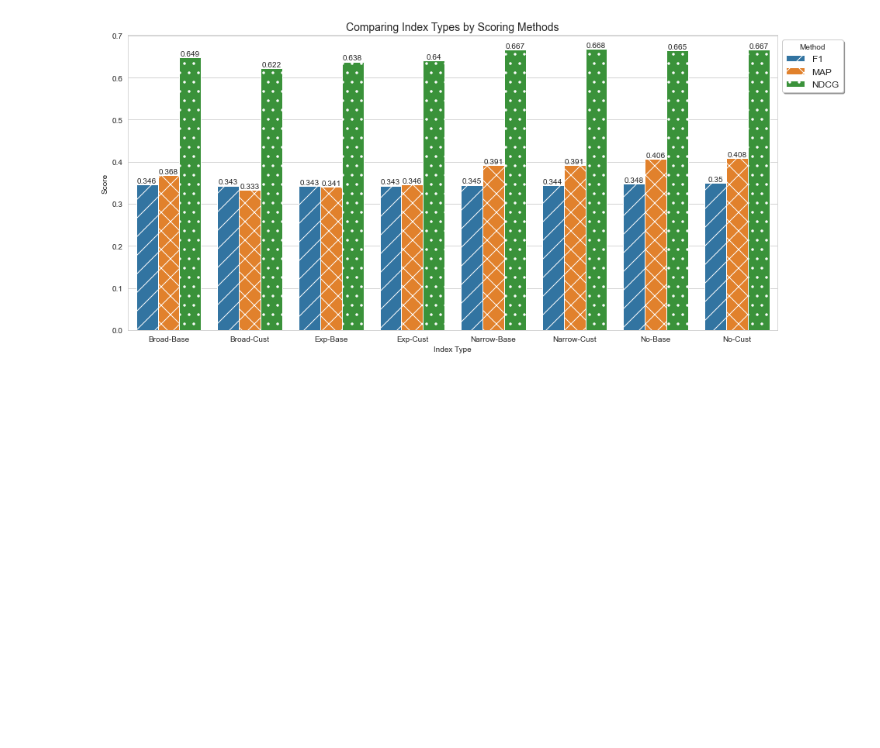
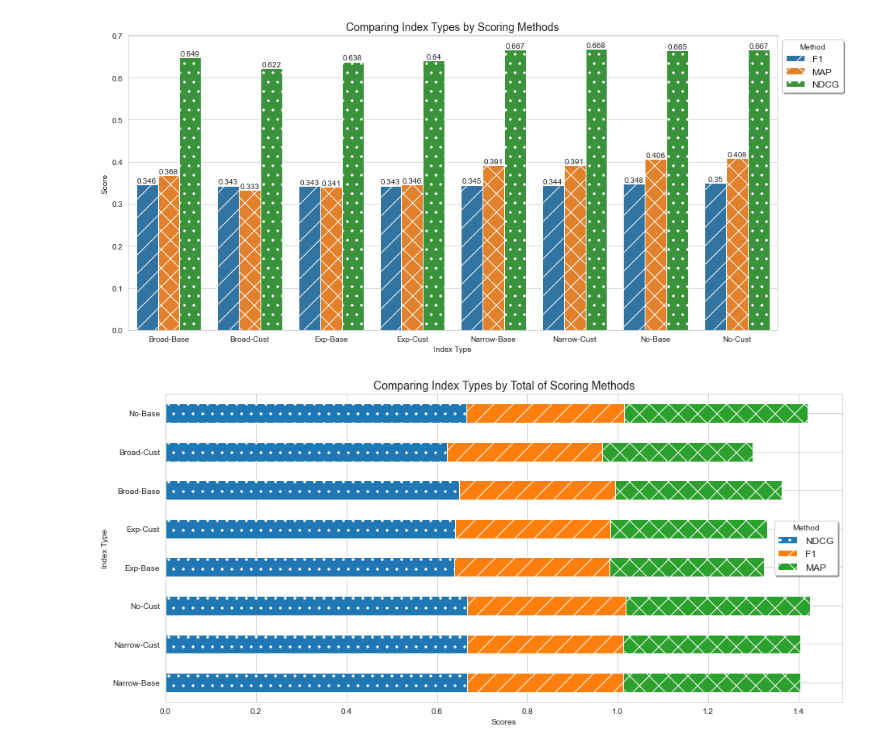
Before and after one commit to milanderson/LMI-Capstone-2020, a Jupyter notebook: 2018/comment_metadata.ipynb, the cells around one changed output. Saved outputs shown, nothing was run; the diff lists cells and outputs as text; code cells hidden in the pictures; blank space fills up the shorter version.

Commit message:
Viz for scoring methods

```diff
--- a/2018/comment_metadata.ipynb
+++ b/2018/comment_metadata.ipynb
@@ -697,8 +697,8 @@ score_results('hybrid_narrowsyn_custstop.json', "hybrid")[1]
 # %%
 score_df = comparison.copy().T
 score_df.drop(score_df.tail(3).index,inplace=True)
-score_df = pd.melt(score_df.reset_index(), id_vars=['index'], value_vars=['NDCG', 'F1', 'MAP']).sort_values(['index','variable'])
-score_df
+score_df_melt = pd.melt(score_df.reset_index(), id_vars=['index'], value_vars=['NDCG', 'F1', 'MAP']).sort_values(['index','variable'])
+score_df_melt
 # %% [output]
 |  | index | variable | value |
 | 13 | Broad-Base | F1 | 0.345555 |
@@ -721,11 +721,13 @@ score_df
 import itertools
 
 sns.set_style('whitegrid')
+
 plt.figure(figsize=(15,7))
-barplot=sns.barplot(x='index', y='value', hue='variable', data = score_df)
+barplot=sns.barplot(x='index', y='value', hue='variable', data = score_df_melt)
 plt.xlabel('Index Type')
 plt.ylabel('Score')
 plt.title('Comparing Index Types by Scoring Methods',fontsize=14)
+# plt.ylim(.2,.7) # maybe remove this if it is misleading the scale
 for rect in barplot.patches:
     xcoor=rect.get_x()+.5*rect.get_width()
     ycoor=rect.get_height()
@@ -733,7 +735,7 @@ for rect in barplot.patches:
             horizontalalignment='center',
             verticalalignment='bottom',
             fontsize=10)
-# num_locs=len(score_df.variable.unique())
+# num_locs=len(score_df_melt.variable.unique())
 hatches=itertools.cycle([  '/', 'x', '.'])
 for i, bar in enumerate(barplot.patches):
     if i%8==0:
@@ -742,3 +744,21 @@ for i, bar in enumerate(barplot.patches):
 plt.legend(title='Method', bbox_to_anchor=(1,1), fontsize=12,shadow=True);
 # %% [output]
 [figure]
+# %%
+ax=score_df.plot(kind='barh', figsize=[15,7], stacked=True)
+plt.ylabel('Index Type')
+plt.xlabel('Scores')
+plt.title('Comparing Index Types by Total of Scoring Methods',fontsize=14)
+
+bars = ax.patches
+patterns = ['.','/', 'x']  # set hatch patterns in the correct order
+hatches = []  # list for hatches in the order of the bars
+for h in patterns:  # loop over patterns to create bar-ordered hatches
+    for i in range(int(len(bars) / len(patterns))):
+        hatches.append(h)
+for bar, hatch in zip(bars, hatches):  # loop over bars and hatches to set hatches in correct order
+    bar.set_hatch(hatch)
+
+plt.legend(title='Method', fontsize=12,shadow=True);
+# %% [output]
+[figure, added]
```
